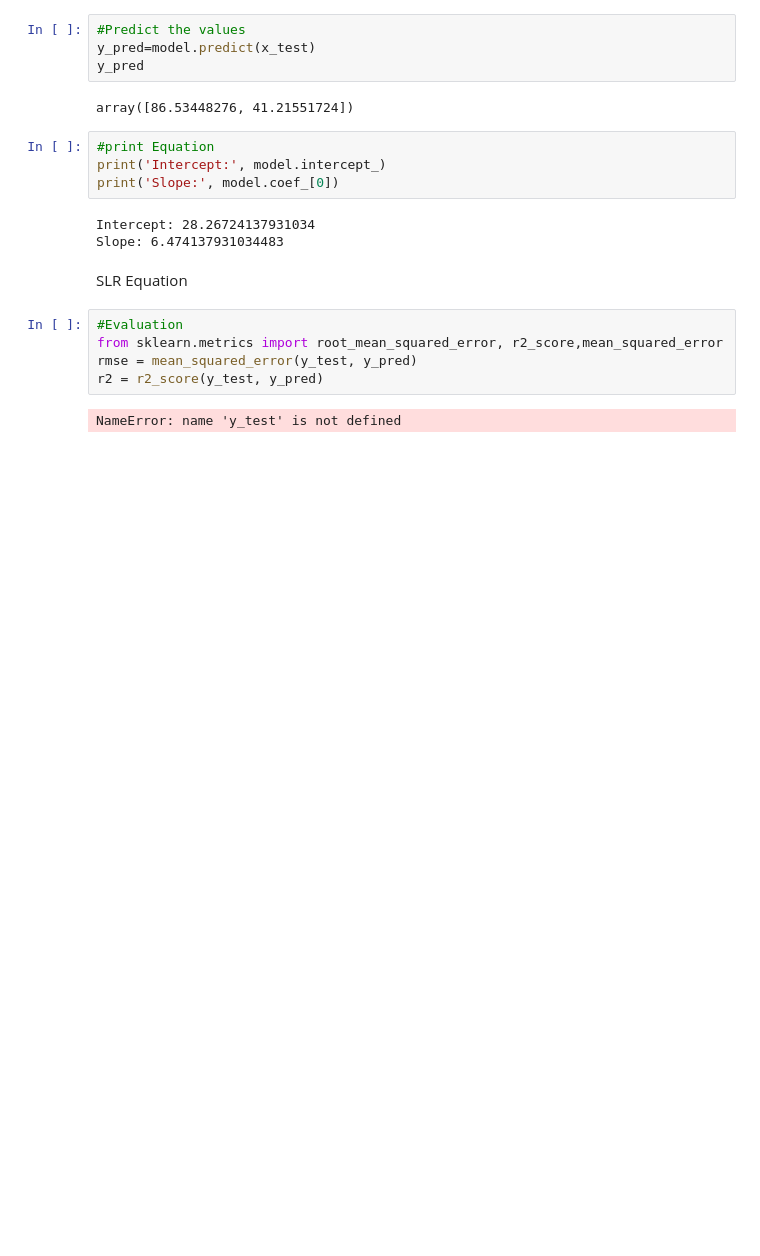
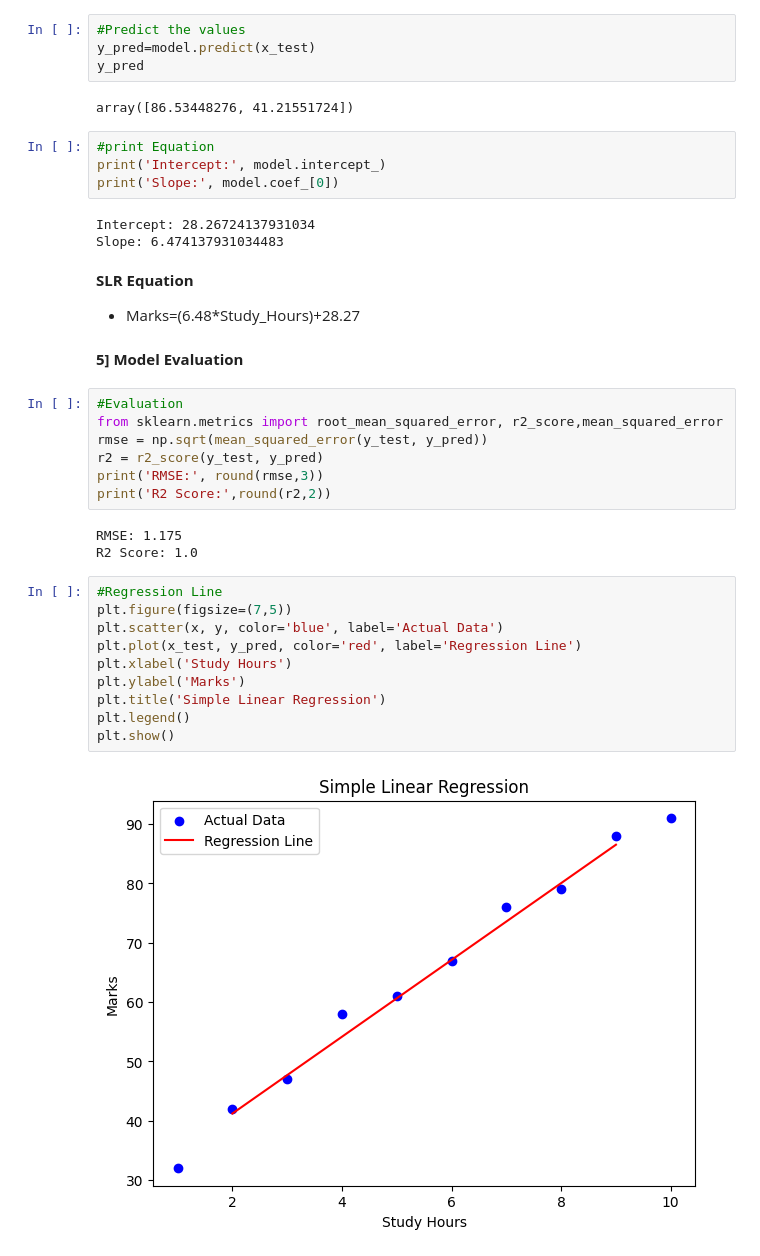
Before and after one commit to dipaliishi/ML-Practicals, a Jupyter notebook: ML_1.ipynb, the cells around one changed output. Drawn from its saved outputs; the diff is of its cells as text; blank space fills up the shorter version.

```diff
--- a/ML_1.ipynb
+++ b/ML_1.ipynb
@@ -160,12 +160,31 @@ print('Slope:', model.coef_[0])
 # %% [output]
 Intercept: 28.26724137931034
 Slope: 6.474137931034483
-# %% [markdown]
-SLR Equation
+# %% [markdown]
+**SLR Equation**
+
+ *   Marks=(6.48*Study_Hours)+28.27
+# %% [markdown]
+**5] Model Evaluation**
 # %%
 #Evaluation
 from sklearn.metrics import root_mean_squared_error, r2_score,mean_squared_error
-rmse = mean_squared_error(y_test, y_pred)
+rmse = np.sqrt(mean_squared_error(y_test, y_pred))
 r2 = r2_score(y_test, y_pred)
+print('RMSE:', round(rmse,3))
+print('R2 Score:',round(r2,2))
 # %% [output]
-NameError: name 'y_test' is not defined
+RMSE: 1.175
+R2 Score: 1.0
+# %%
+#Regression Line
+plt.figure(figsize=(7,5))
+plt.scatter(x, y, color='blue', label='Actual Data')
+plt.plot(x_test, y_pred, color='red', label='Regression Line')
+plt.xlabel('Study Hours')
+plt.ylabel('Marks')
+plt.title('Simple Linear Regression')
+plt.legend()
+plt.show()
+# %% [output]
+[figure, added]
```
Also changed, not shown: parts of 26 cells of this notebook.
